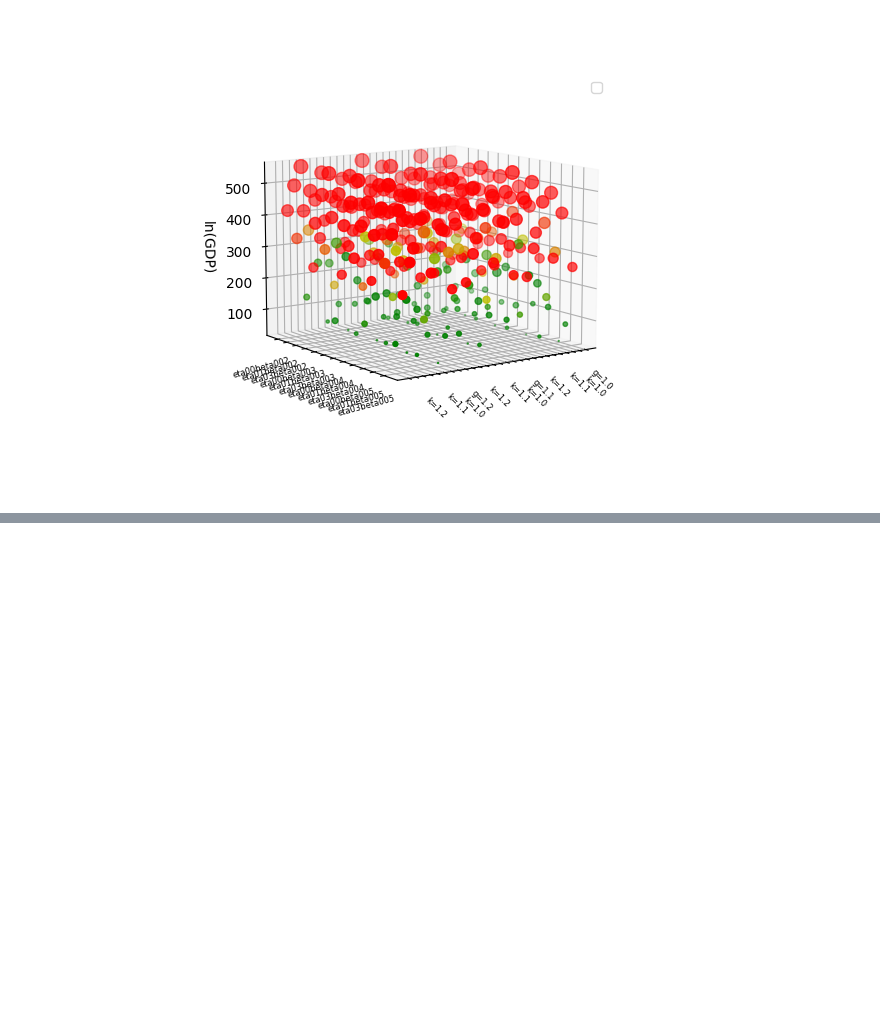
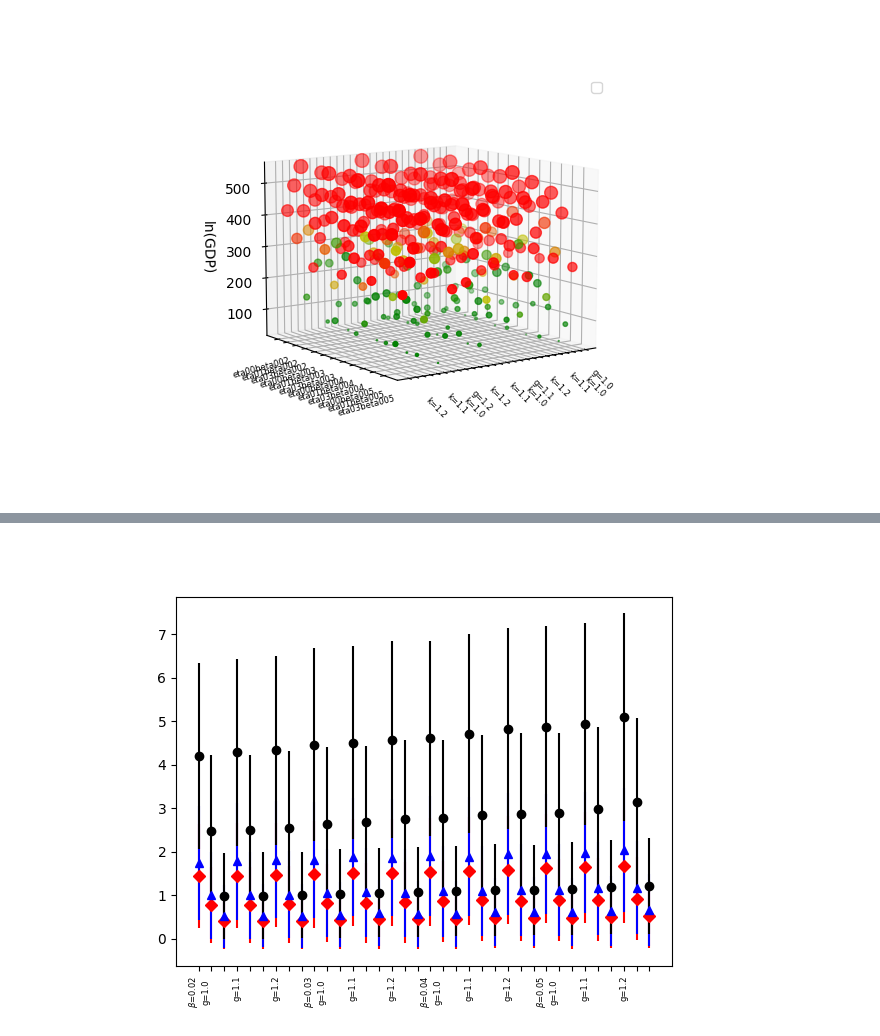
Before and after one commit to hcastillo/market_power, a Jupyter notebook: experiment2.ipynb, the cells around one changed output, grey strips where cells are left out. Saved outputs shown, nothing was run; the diff lists cells and outputs as text; code cells hidden in the pictures; blank space fills up the shorter version.

Commit message:
more plots added and name for real wage w

```diff
--- a/experiment2.ipynb
+++ b/experiment2.ipynb
@@ -144,0 +147,8 @@ Image("experiment2/plot_3d.png")
+# %%
+#| label: fig-bankruptcies
+#| fig-cap: "Mean of bankruptcies for the different parameters (PC in red :black_circle:, MIXED in blue and MC in black). Each three consecutive values are for k = [1.0, 1.1, 1.2]"
+#| echo: false
+from IPython.display import Image
+Image("experiment2/plot_bankruptcies.png")
+# %% [output]
+[figure, added]
```
Also changed, not shown: parts of 4 cells of this notebook, 3 other files.
